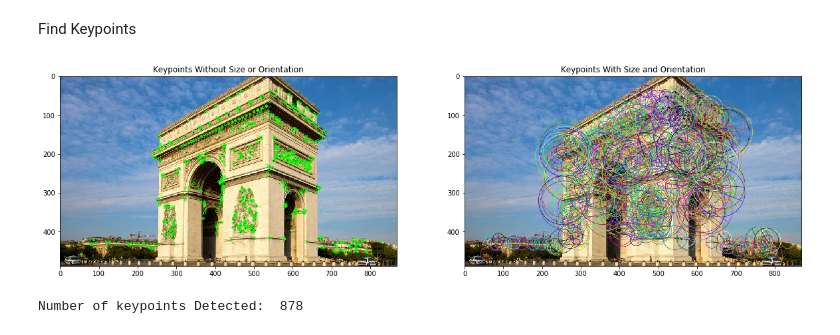
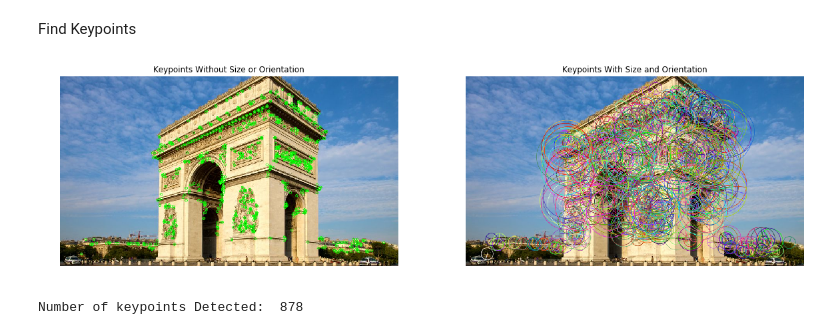
Before and after one commit to Mdhvince/ORB_Features_Extraction, a Jupyter notebook: preliminary.ipynb, the cells around one changed output. Drawn from its saved outputs; the diff is of its cells as text; code cells hidden in the pictures.

```diff
--- a/preliminary.ipynb
+++ b/preliminary.ipynb
@@ -15,32 +15,34 @@ orb = cv2.ORB_create(1000, 2.0)
 #orb = cv2.ORB_create(200, 2.0)
 
 # Find the keypoints in the gray scale training image and compute their ORB descriptor.
 # The None parameter is needed to indicate that we are not using a mask.
 keypoints, descriptor = orb.detectAndCompute(training_gray, None)
 
 # Create copies of the training image to draw our keypoints on
 keyp_without_size = copy.copy(training_image)
 keyp_with_size = copy.copy(training_image)
 
 # Draw the keypoints without size or orientation on one copy of the training image
 cv2.drawKeypoints(training_image, keypoints, keyp_without_size, color = (0, 255, 0))
 
 # Draw the keypoints with size and orientation on the other copy of the training image
 cv2.drawKeypoints(training_image, keypoints, keyp_with_size, flags = cv2.DRAW_MATCHES_FLAGS_DRAW_RICH_KEYPOINTS)
 
 # Display the image with the keypoints without size or orientation
 plt.subplot(121)
+plt.axis('off')
 plt.title('Keypoints Without Size or Orientation')
 plt.imshow(keyp_without_size)
 
 # Display the image with the keypoints with size and orientation
 plt.subplot(122)
+plt.axis('off')
 plt.title('Keypoints With Size and Orientation')
 plt.imshow(keyp_with_size)
 plt.show()
 
 # Print the number of keypoints detected
 print("\nNumber of keypoints Detected: ", len(keypoints))
 # %% [output]
-[figure, old version]
+[figure, new version]
 Number of keypoints Detected:  878
```
Also changed, not shown: 1 other file.
